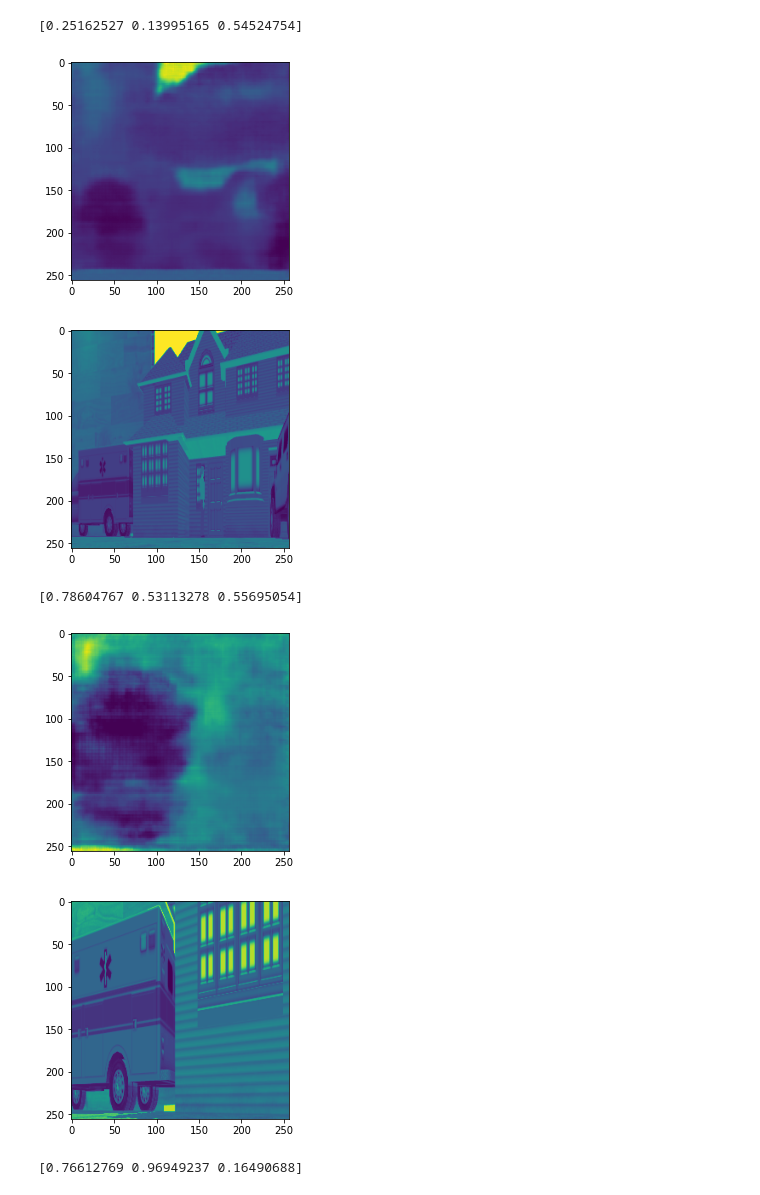
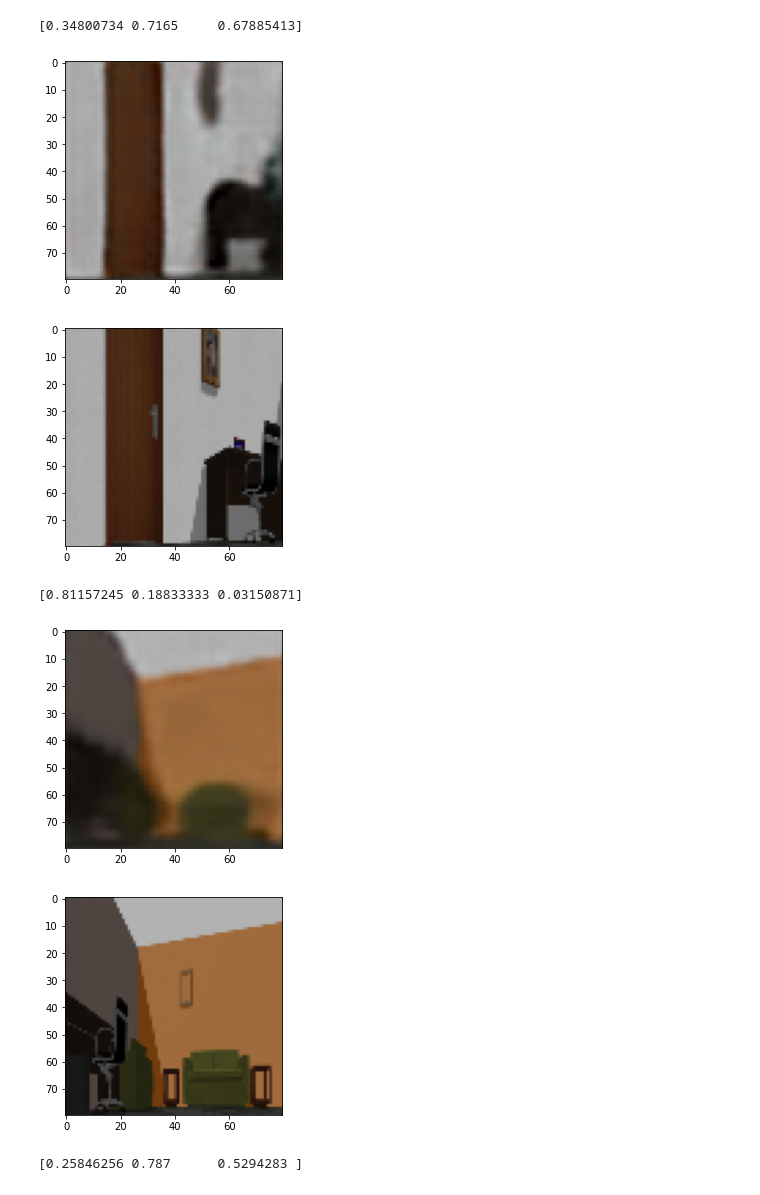
Before and after one commit to SimonWulp/ActiveInferenceRobotics, a Jupyter notebook: src/turtlebot3_gazebo/scripts/decoder_train.ipynb, the cells around one changed output. Cells and saved outputs as stored; diff of their text form; code cells hidden in the pictures.

```diff
--- a/src/turtlebot3_gazebo/scripts/decoder_train.ipynb
+++ b/src/turtlebot3_gazebo/scripts/decoder_train.ipynb
@@ -14,7 +13,7 @@ import matplotlib.pyplot as plt
 import numpy as np
 from torchvision import transforms
 # %%
-with open("/home/simon/catkin_ws/src/turtlebot3_gazebo/scripts/data/outside_rot_mono8_1_10k_norm_np.pkl", 'rb') as f:
+with open("/home/simon/catkin_ws/src/turtlebot3_gazebo/scripts/data/inside_rot_rgb8_1_10k_norm_np.pkl", 'rb') as f:
     data = pickle.load(f)
 
 pose, img = data
@@ -34,13 +33,13 @@ train_set = TensorDataset(torch.from_numpy(train_pose).float(), torch.from_numpy
 test_set = TensorDataset(torch.from_numpy(test_pose).float(), torch.from_numpy(test_img).float())
 
 train_loader = DataLoader(train_set, batch_size=batch_size, shuffle=True)
-test_loader = DataLoader(test_set, batch_size=1, shuffle=False)
+test_loader = DataLoader(test_set, batch_size=10, shuffle=False)
 # %%
 device = 'cuda' if torch.cuda.is_available() else 'cpu'
 torch.cuda.empty_cache()
 print('Device: ', device)
 
-epochs = 200
+epochs = 400
 
 net = ConvDecoder()
 
@@ -59,8 +58,8 @@ for epoch in range(epochs):
     net.train()
     train_loss_batch = []
     for i, (pose, img) in enumerate(train_loader):
-        pose = pose.unsqueeze(1).to(device)
-        img = img.unsqueeze(1).to(device)
+        pose = pose.to(device)
+        img = img.to(device)
 
         optimizer.zero_grad()  # zero the gradient buffers
         output = net(pose)
@@ -80,8 +79,8 @@ for epoch in range(epochs):
         net.eval()
         test_loss_batch = []
         for i, (pose, img) in enumerate(test_loader):
-            pose = pose.unsqueeze(1).to(device)
-            img = img.unsqueeze(1).to(device)
+            pose = pose.to(device)
+            img = img.to(device)
 
             optimizer.zero_grad()  # zero the gradient buffers
             output = net(pose)
@@ -96,7 +95,7 @@ for epoch in range(epochs):
         print('------ Epoch ', epoch)
         print('Epoch loss:', train_loss_epoch[-1])
         print('Val loss:', test_loss_epoch[-1])
-        torch.save(net.state_dict(), "SPN_Dec_5_200e.pt")
+        torch.save(net.state_dict(), "deconv_inside_rot_4_100e.pt")
 # %% [output]
 Device:  cuda
 ------ Epoch  0
@@ -124,15 +123,15 @@ plt.plot(range(len(test_loss_epoch)), test_loss_epoch)
 # %%
-for i in random.sample(range(len(train_pose)), 10):
-    print(train_pose[i])
-    plt.imshow(net(torch.tensor(train_pose[i]).unsqueeze(0).unsqueeze(1).float().cuda()).cpu().detach().numpy().squeeze())
+for i in random.sample(range(len(test_pose)), 10):
+    print(test_pose[i])
+    plt.imshow(net(torch.tensor(test_pose[i]).unsqueeze(0).unsqueeze(1).float().cuda()).cpu().detach().numpy().squeeze().transpose(1,2,0))
     plt.show()
-    plt.imshow(train_img[i])
+    plt.imshow(test_img[i].transpose(1,2,0))
     plt.show()
 # %% [output]
-[0.25162527 0.13995165 0.54524754]
+[0.34800734 0.7165     0.67885413]
-[figure, old version]
+[figure, new version]
-[figure, old version]
+[figure, new version]
-[0.78604767 0.53113278 0.55695054]
+[0.81157245 0.18833333 0.03150871]
-[figure, old version]
+[figure, new version]
-[figure, old version]
+[figure, new version]
-[0.76612769 0.96949237 0.16490688]
+[0.25846256 0.787      0.5294283 ]
```
Also changed, not shown: parts of 4 cells of this notebook, 33 other files.
